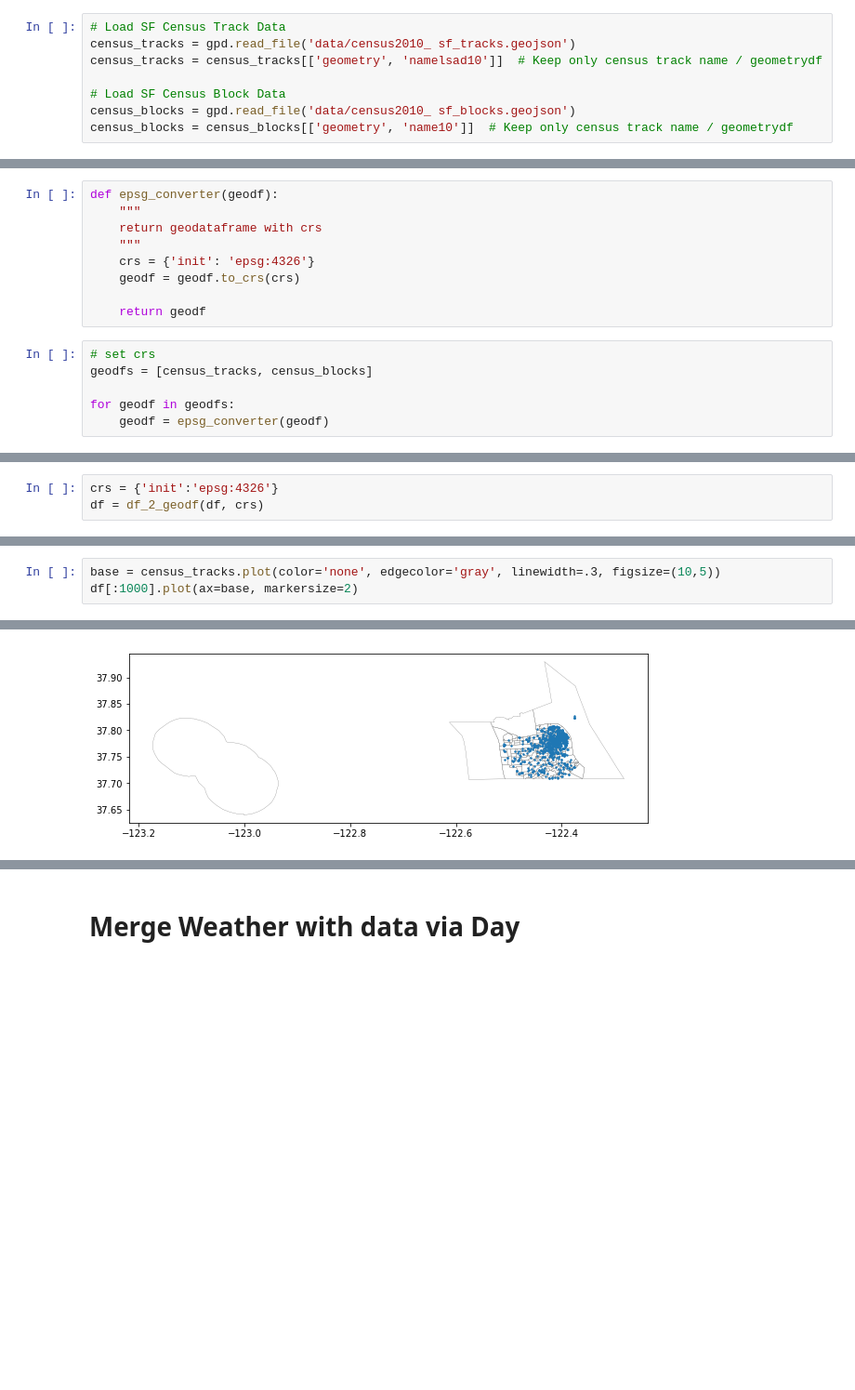
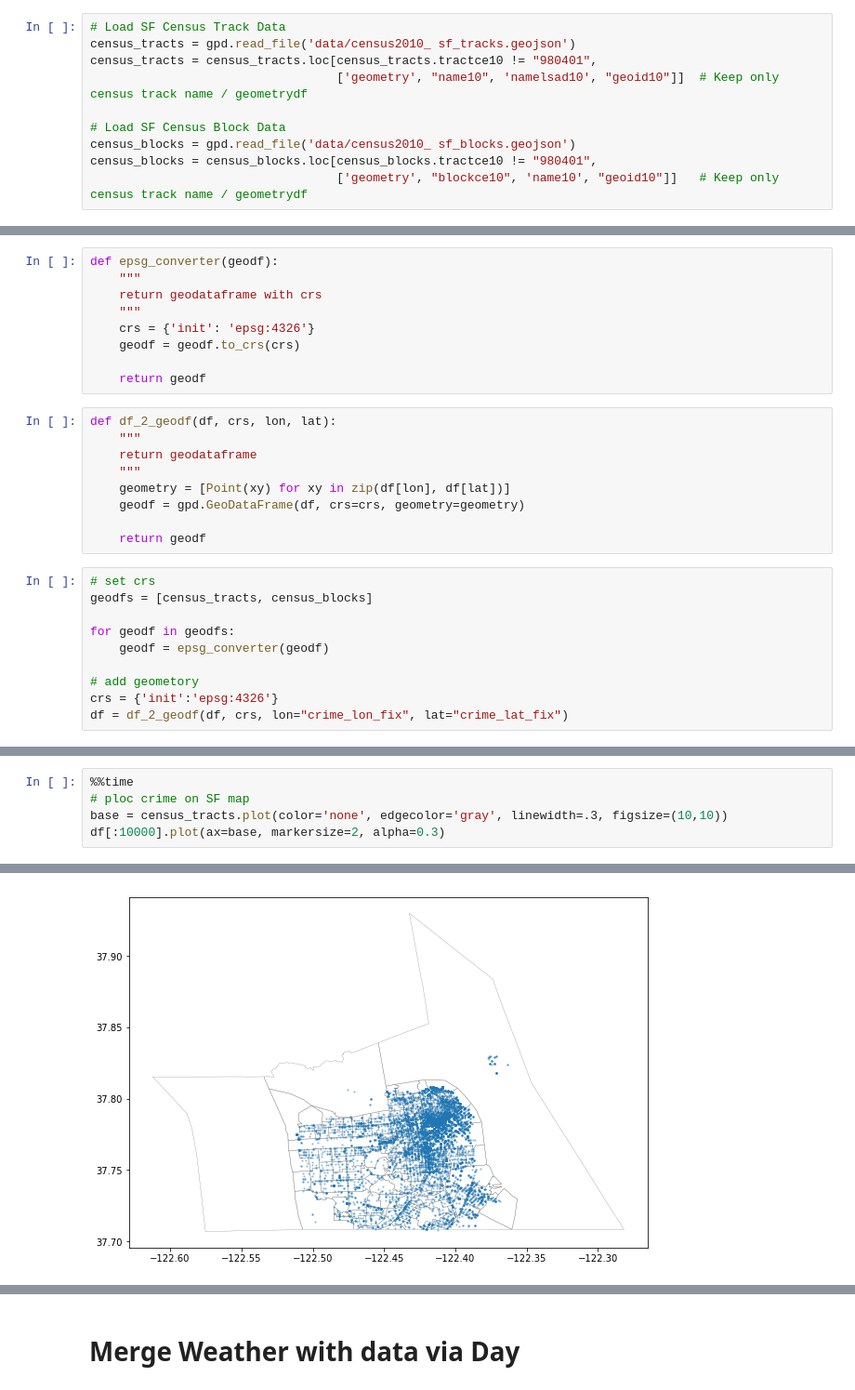
Before and after one commit to johniselin/info254_sfo_police, a Jupyter notebook: dataset_modification.ipynb, the cells around one changed output, grey strips where cells are left out. Shown at 93% size. Drawn from its saved outputs; the diff is of its cells as text; blank space fills up the shorter version.

```diff
--- a/dataset_modification.ipynb
+++ b/dataset_modification.ipynb
@@ -58,11 +96,13 @@ census_blocks.shape
 # %%
 # Load SF Census Track Data
-census_tracks = gpd.read_file('data/census2010_ sf_tracks.geojson')
-census_tracks = census_tracks[['geometry', 'namelsad10']]  # Keep only census track name / geometrydf
+census_tracts = gpd.read_file('data/census2010_ sf_tracks.geojson')
+census_tracts = census_tracts.loc[census_tracts.tractce10 != "980401",
+                                  ['geometry', "name10", 'namelsad10', "geoid10"]]  # Keep only census track name / geometrydf
 
 # Load SF Census Block Data
 census_blocks = gpd.read_file('data/census2010_ sf_blocks.geojson')
-census_blocks = census_blocks[['geometry', 'name10']]  # Keep only census track name / geometrydf
+census_blocks = census_blocks.loc[census_blocks.tractce10 != "980401",
+                                  ['geometry', "blockce10", 'name10', "geoid10"]]   # Keep only census track name / geometrydf
 # %%
 print(df.describe())
 print(df.head())
@@ -93,9 +133,22 @@ def epsg_converter(geodf):
     geodf = geodf.to_crs(crs)
 
     return geodf
+# %%
+def df_2_geodf(df, crs, lon, lat):
+    """
+    return geodataframe
+    """
+    geometry = [Point(xy) for xy in zip(df[lon], df[lat])]
+    geodf = gpd.GeoDataFrame(df, crs=crs, geometry=geometry)
+
+    return geodf
 # %%
 # set crs
-geodfs = [census_tracks, census_blocks]
+geodfs = [census_tracts, census_blocks]
 
 for geodf in geodfs:
     geodf = epsg_converter(geodf)
+
+# add geometory
+crs = {'init':'epsg:4326'}
+df = df_2_geodf(df, crs, lon="crime_lon_fix", lat="crime_lat_fix")
@@ -111,4 +155 @@ def df_2_geodf(df, crs):
-# %%
-crs = {'init':'epsg:4326'}
-df = df_2_geodf(df, crs)
 # %%
@@ -142,4 +182,6 @@ census_blocks.plot()
 # %%
-base = census_tracks.plot(color='none', edgecolor='gray', linewidth=.3, figsize=(10,5))
-df[:1000].plot(ax=base, markersize=2)
+%%time
+# ploc crime on SF map
+base = census_tracts.plot(color='none', edgecolor='gray', linewidth=.3, figsize=(10,10))
+df[:10000].plot(ax=base, markersize=2, alpha=0.3)
 # %% [output]
@@ -147 +190 @@ df[:1000].plot(ax=base, markersize=2)
-[figure, old version]
+[figure, new version]
```
Also changed, not shown: parts of 52 cells of this notebook, 5 other files.
